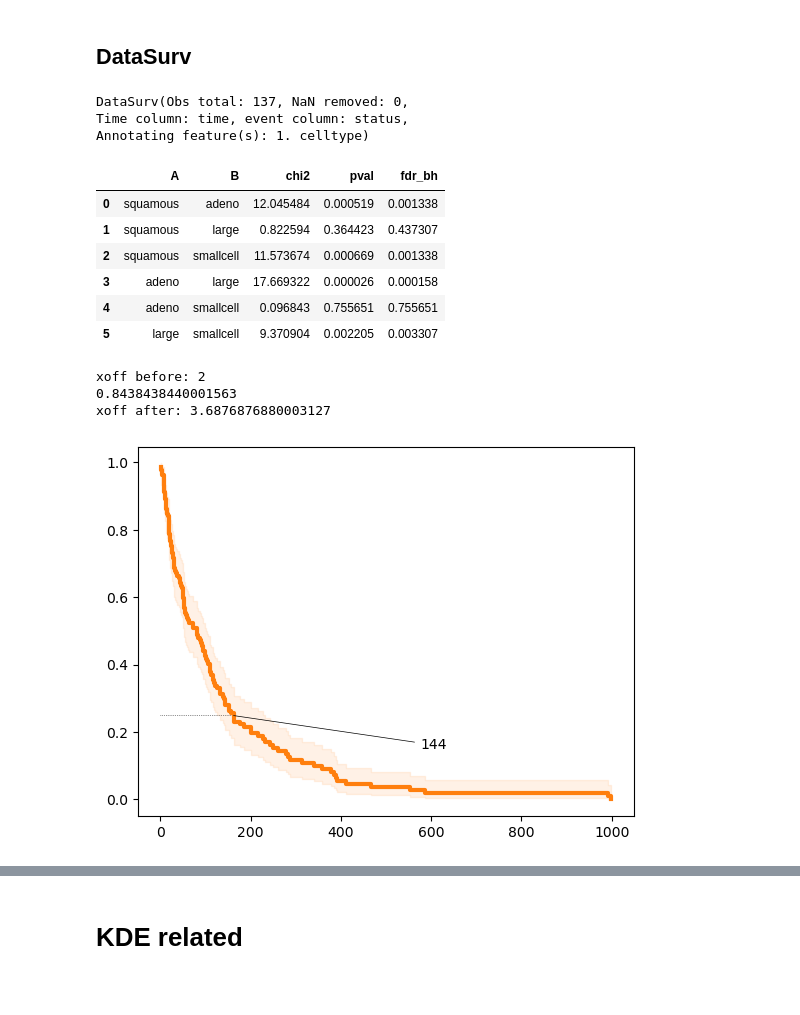
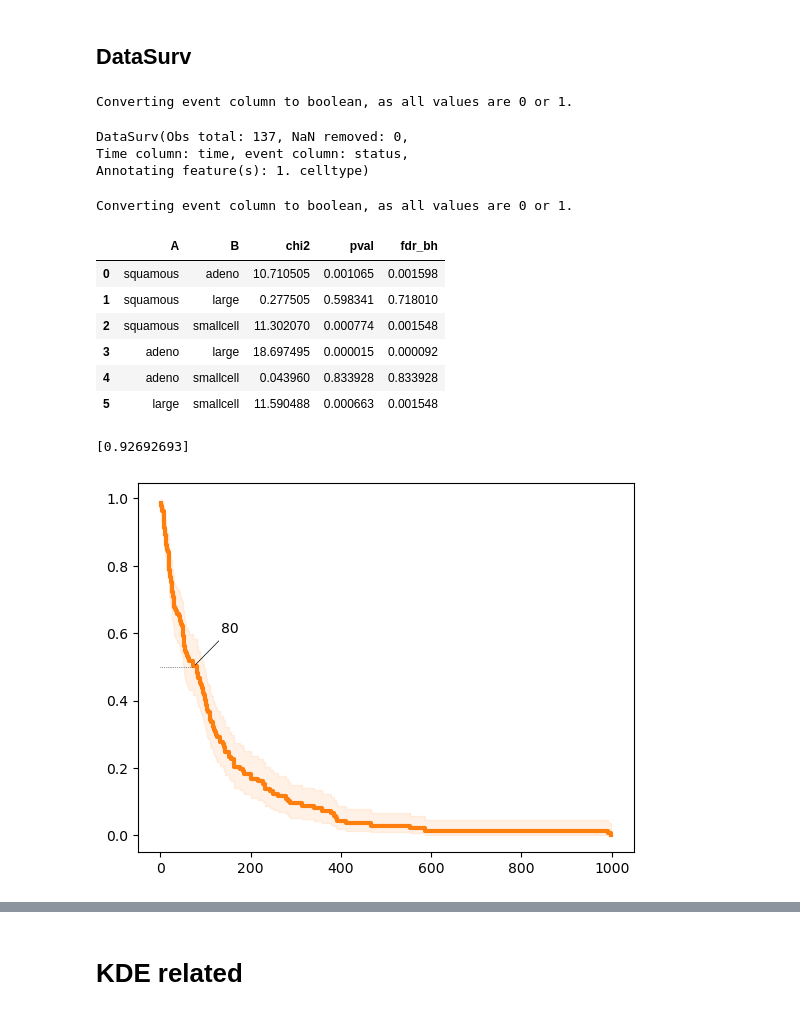
Before and after one commit to fossbert/Python_Packages, a Jupyter notebook: Dev_cbviz.ipynb, the cells around one changed output, grey strips where cells are left out. Drawn from its saved outputs; the diff is of its cells as text; code cells hidden in the pictures.

```diff
--- a/Dev_cbviz.ipynb
+++ b/Dev_cbviz.ipynb
@@ -52,33 +54,36 @@ from cbviz.survival import KME
+# %%
+X['status'] = X['status'].replace({0:1})
 # %%
 DataSurv(X)
 # %% [output]
-DataSurv(Obs total: 137, NaN removed: 0,
-Time column: time, event column: status,
-Annotating feature(s): 1. celltype)
+Converting event column to boolean, as all values are 0 or 1.
+DataSurv(Obs total: 137, NaN removed: 0,
+Time column: time, event column: status,
+Annotating feature(s): 1. celltype)
 # %%
 kme = KME(X, s1_order=["squamous", "adeno", "large", "smallcell"])
+# %% [output]
+Converting event column to boolean, as all values are 0 or 1.
 # %%
 kme.calc_pairwise_logranks()
 # %%
 kme.pairwise_logranks
 # %% [output]
 |  | A | B | chi2 | pval | fdr_bh |
-| 0 | squamous | adeno | 12.045484 | 0.000519 | 0.001338 |
-| 1 | squamous | large | 0.822594 | 0.364423 | 0.437307 |
-| 2 | squamous | smallcell | 11.573674 | 0.000669 | 0.001338 |
-| 3 | adeno | large | 17.669322 | 0.000026 | 0.000158 |
-| 4 | adeno | smallcell | 0.096843 | 0.755651 | 0.755651 |
-| 5 | large | smallcell | 9.370904 | 0.002205 | 0.003307 |
+| 0 | squamous | adeno | 10.710505 | 0.001065 | 0.001598 |
+| 1 | squamous | large | 0.277505 | 0.598341 | 0.718010 |
+| 2 | squamous | smallcell | 11.302070 | 0.000774 | 0.001548 |
+| 3 | adeno | large | 18.697495 | 0.000015 | 0.000092 |
+| 4 | adeno | smallcell | 0.043960 | 0.833928 | 0.833928 |
+| 5 | large | smallcell | 11.590488 | 0.000663 | 0.001548 |
 # %%
 fig, ax = plt.subplots()
 
-kme.kmplot(q=0.25, label_offset=(2, 0.1), ax=ax, lw=3)
+kme.kmplot(q=0.5, label_offset=(2, 0.1), ax=ax, lw=3)
 # ax.legend(handles=kme.handles, handlelength=1, columnspacing=0.5)
 # %% [output]
-xoff before: 2
-0.8438438440001563
-xoff after: 3.6876876880003127
+[0.92692693]
-[figure, old version]
+[figure, new version]
 # %%
 def fwd(vals):
     return np.sqrt(vals)
```
Also changed, not shown: parts of 7 cells of this notebook, 4 other files.
